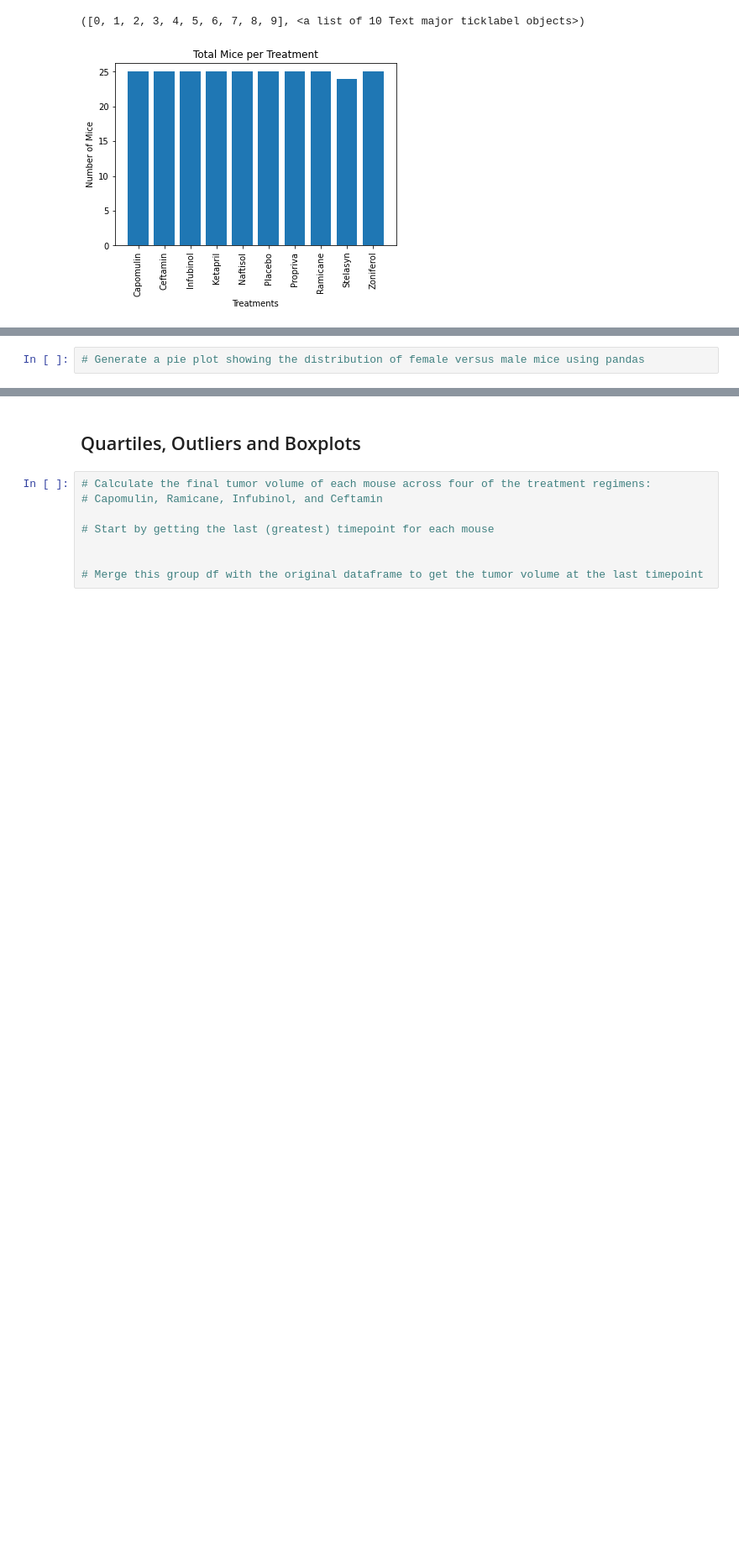
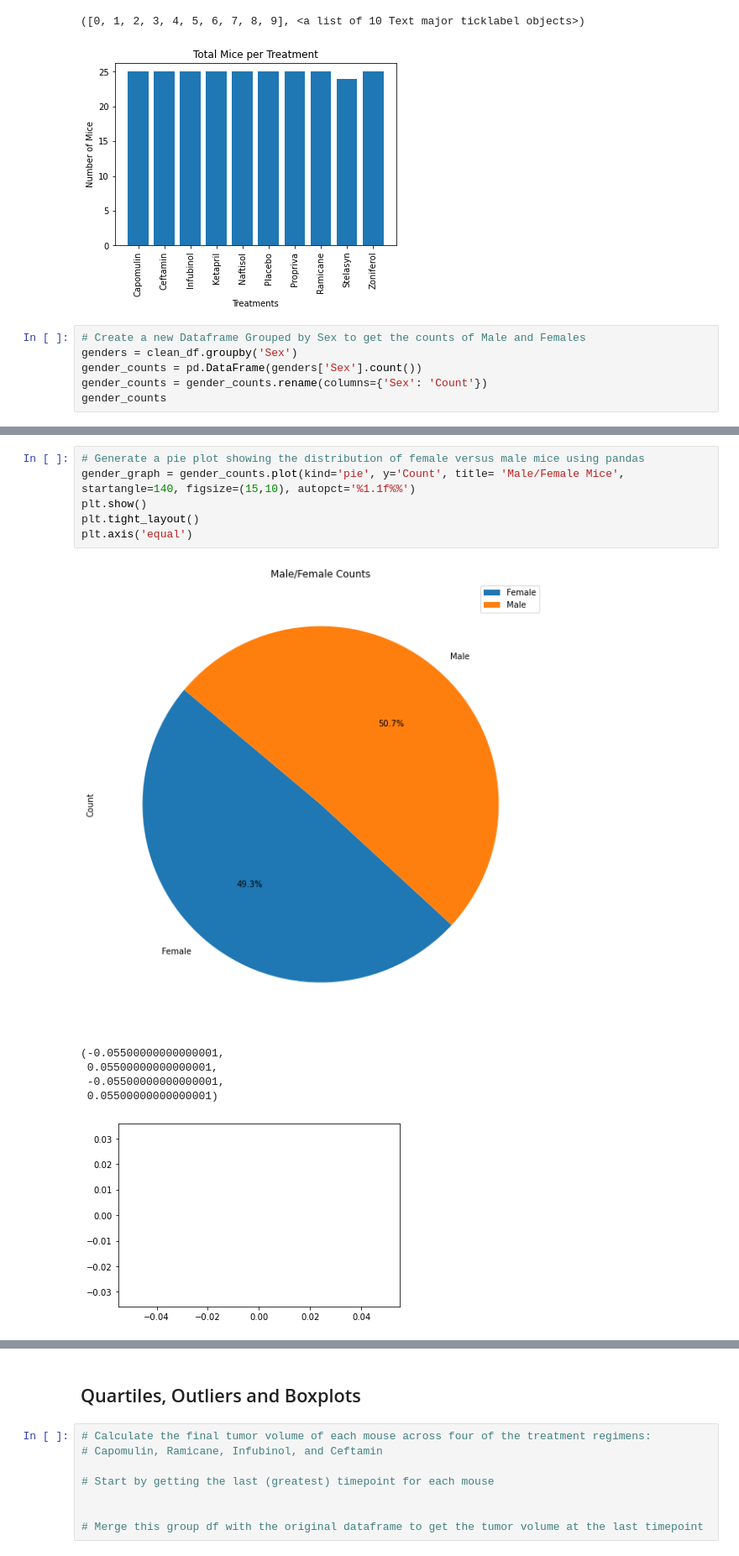
Before and after one commit to potterc22/MatPlotLib-Challenge, a Jupyter notebook: pymaceuticals_starter.ipynb, the cells around one changed output, grey strips where cells are left out. Shown: that part at 84% size. Cells and saved outputs as stored; diff of their text form; blank space fills up the shorter version.

Commit message:
Added Gender Pie Plots

```diff
--- a/pymaceuticals_starter.ipynb
+++ b/pymaceuticals_starter.ipynb
@@ -154,3 +154,9 @@ plt.xticks(rotation='vertical')
 # %% [output]
 ([0, 1, 2, 3, 4, 5, 6, 7, 8, 9], <a list of 10 Text major ticklabel objects>)
 [figure]
+# %%
+# Create a new Dataframe Grouped by Sex to get the counts of Male and Females
+genders = clean_df.groupby('Sex')
+gender_counts = pd.DataFrame(genders['Sex'].count())
+gender_counts = gender_counts.rename(columns={'Sex': 'Count'})
+gender_counts
@@ -157,4 +168,15 @@ plt.xticks(rotation='vertical')
 # %%
 # Generate a pie plot showing the distribution of female versus male mice using pandas
+gender_graph = gender_counts.plot(kind='pie', y='Count', title= 'Male/Female Mice', startangle=140, figsize=(15,10), autopct='%1.1f%%')
+plt.show()
+plt.tight_layout()
+plt.axis('equal')
+# %% [output]
+[figure, added]
+(-0.05500000000000001,
+ 0.05500000000000001,
+ -0.05500000000000001,
+ 0.05500000000000001)
+[figure, added]
 # %%
 # Generate a pie plot showing the distribution of female versus male mice using pyplot
```
Also changed, not shown: parts of 2 cells of this notebook.
